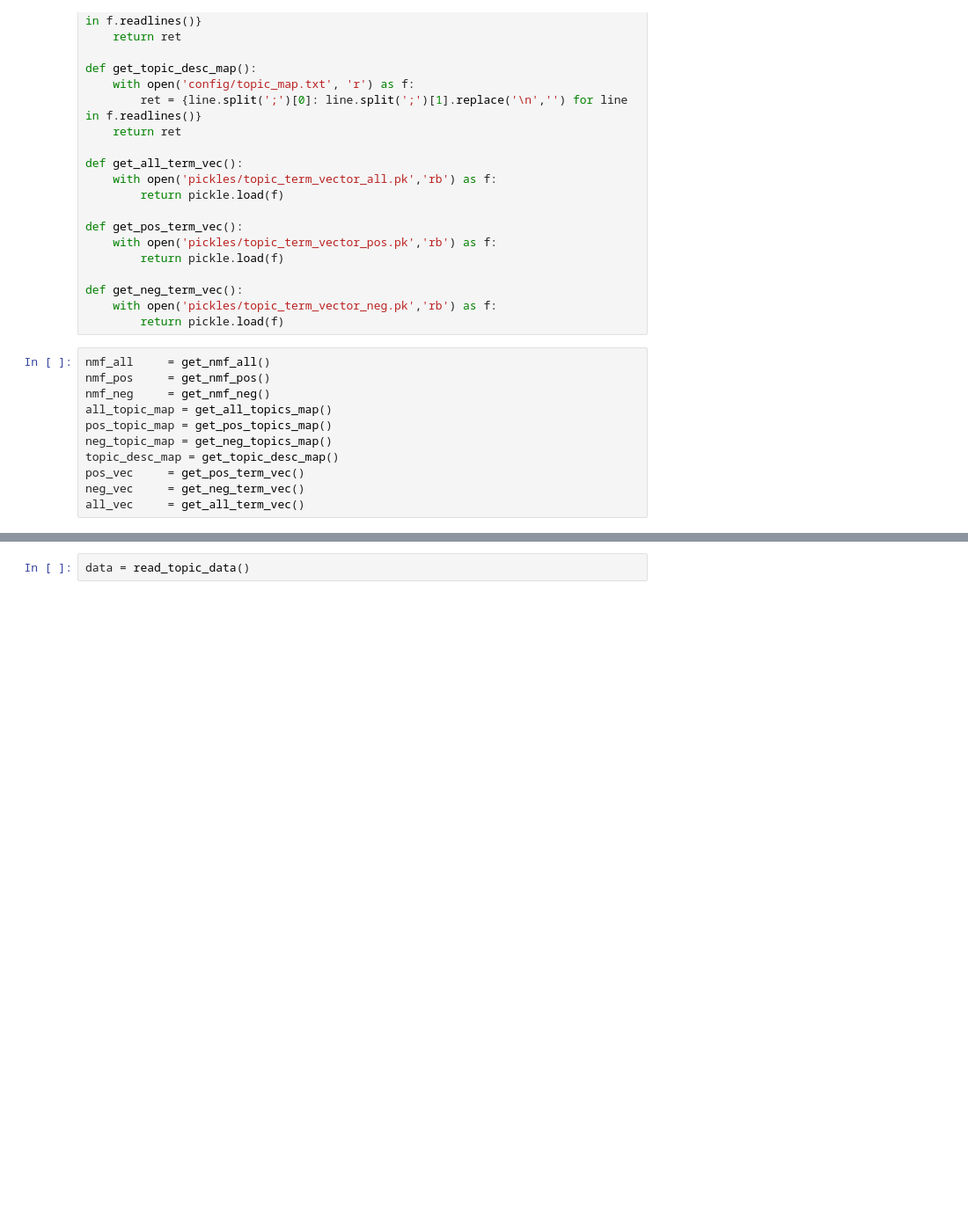
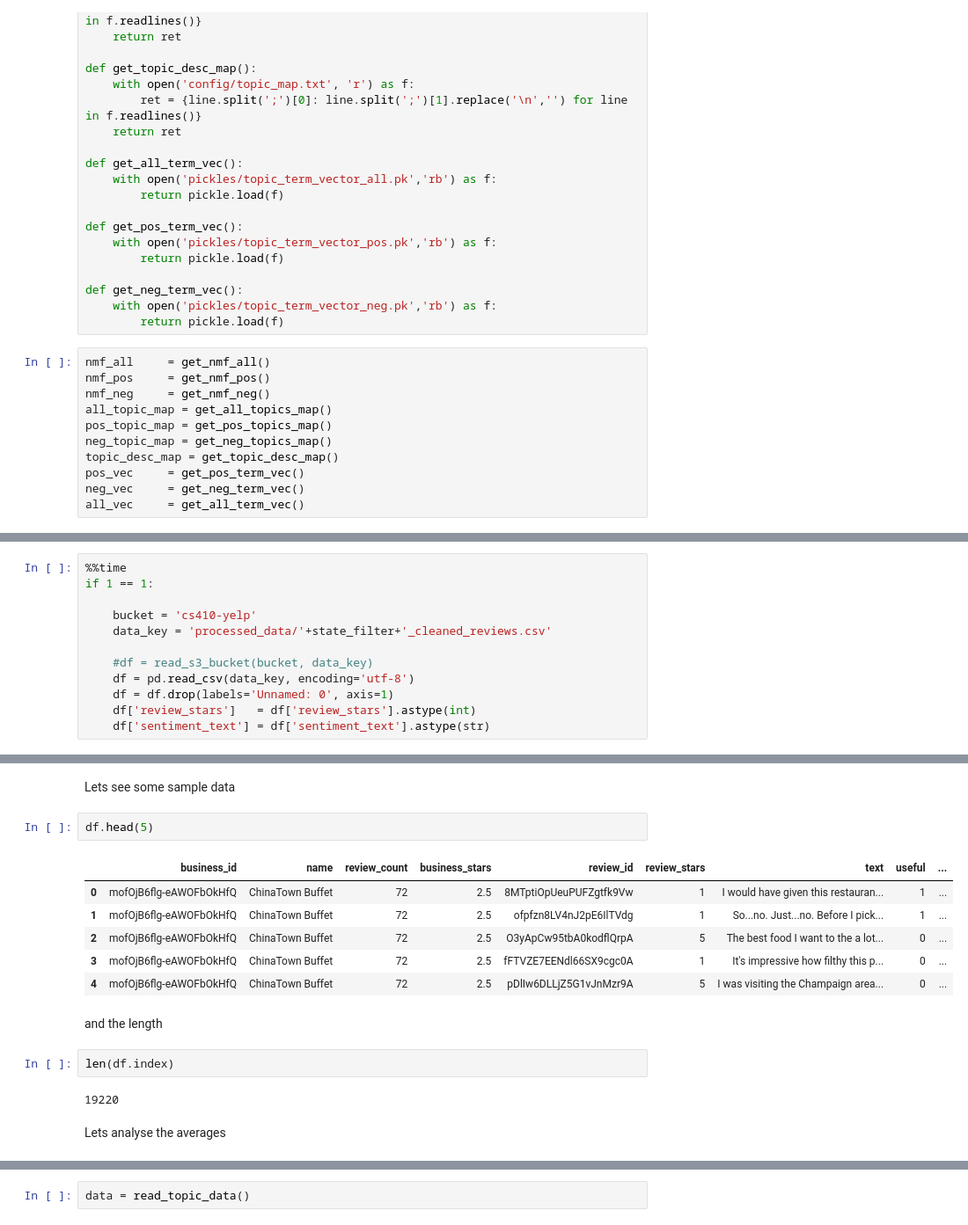
Before and after one commit to AsadBinImtiaz/CS410_UIUC, a Jupyter notebook: yummy-nlp.ipynb, the cells around one changed output, grey strips where cells are left out. Shown at 88% size. Cells and saved outputs as stored; diff of their text form; blank space fills up the shorter version.

```diff
--- a/yummy-nlp.ipynb
+++ b/yummy-nlp.ipynb
@@ -1576,0 +1704,12 @@ get_topics_texts(str_text, nmf_all, nmf_pos, nmf_neg, all_topic_map, pos_topic_m
+# %%
+%%time
+if 1 == 1:
+
+    bucket = 'cs410-yelp'
+    data_key = 'processed_data/'+state_filter+'_cleaned_reviews.csv'
+
+    #df = read_s3_bucket(bucket, data_key)
+    df = pd.read_csv(data_key, encoding='utf-8')
+    df = df.drop(labels='Unnamed: 0', axis=1)
+    df['review_stars']   = df['review_stars'].astype(int)
+    df['sentiment_text'] = df['sentiment_text'].astype(str)
@@ -1576,0 +1718,19 @@ get_topics_texts(str_text, nmf_all, nmf_pos, nmf_neg, all_topic_map, pos_topic_m
+# %% [markdown]
+Lets see some sample data
+# %%
+df.head(5)
+# %% [output]
+|  | business_id | name | review_count | business_stars | review_id | review_stars | text | useful | ... |
+| 0 | mofOjB6flg-eAWOFbOkHfQ | ChinaTown Buffet | 72 | 2.5 | 8MTptiOpUeuPUFZgtfk9Vw | 1 | I would have given this restauran... | 1 | ... |
+| 1 | mofOjB6flg-eAWOFbOkHfQ | ChinaTown Buffet | 72 | 2.5 | ofpfzn8LV4nJ2pE6IlTVdg | 1 | So...no. Just...no. Before I pick... | 1 | ... |
+| 2 | mofOjB6flg-eAWOFbOkHfQ | ChinaTown Buffet | 72 | 2.5 | O3yApCw95tbA0kodflQrpA | 5 | The best food I want to the a lot... | 0 | ... |
+| 3 | mofOjB6flg-eAWOFbOkHfQ | ChinaTown Buffet | 72 | 2.5 | fFTVZE7EENdl66SX9cgc0A | 1 | It's impressive how filthy this p... | 0 | ... |
+| 4 | mofOjB6flg-eAWOFbOkHfQ | ChinaTown Buffet | 72 | 2.5 | pDlIw6DLLjZ5G1vJnMzr9A | 5 | I was visiting the Champaign area... | 0 | ... |
+# %% [markdown]
+and the length
+# %%
+len(df.index)
+# %% [output]
+19220
+# %% [markdown]
+Lets analyse the averages
```
Also changed, not shown: parts of 202 cells of this notebook, 22 other files.
